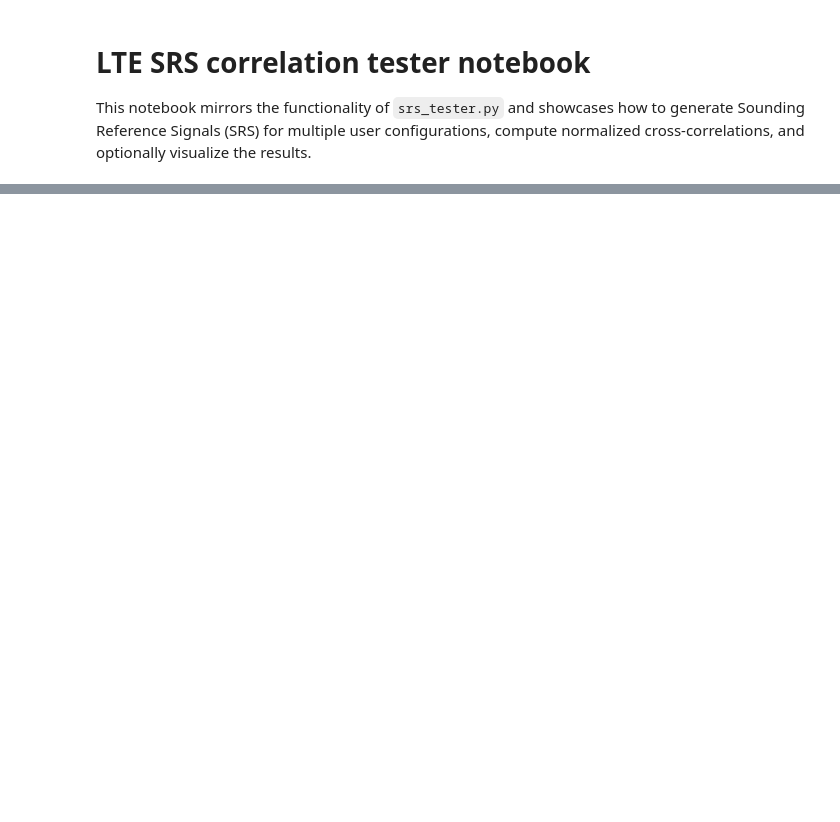
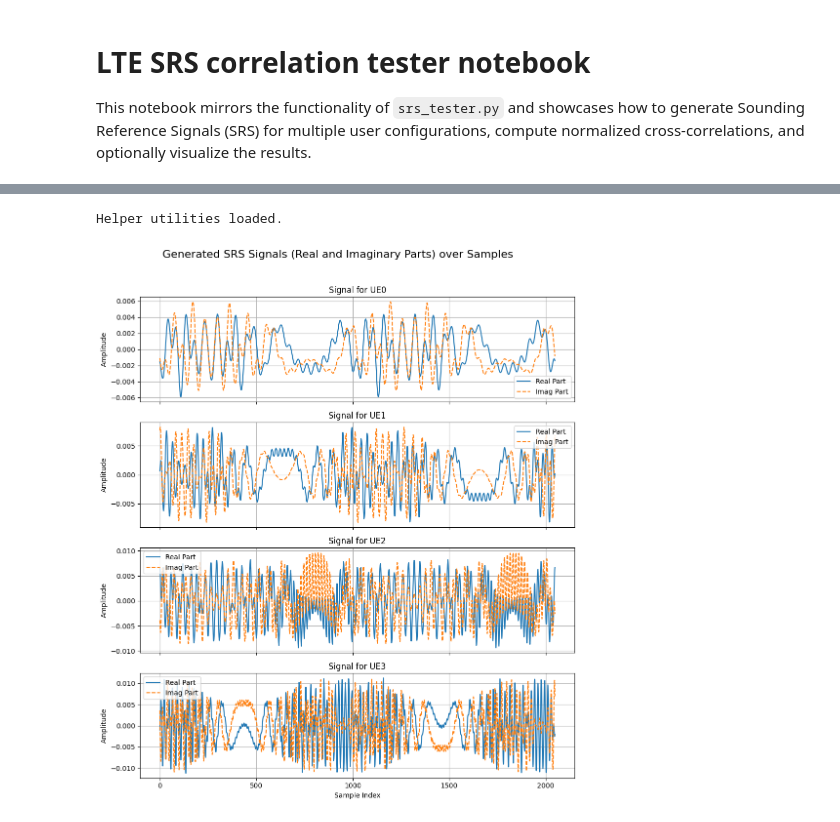
Before and after one commit to Amihay11/srs_creator, a Jupyter notebook: srs_tester.ipynb, the cells around one changed output, grey strips where cells are left out. Drawn from its saved outputs; the diff is of its cells as text; code cells hidden in the pictures; blank space fills up the shorter version.

```diff
--- a/srs_tester.ipynb
+++ b/srs_tester.ipynb
@@ -9,6 +24,10 @@ from typing import Iterable, List, Tuple
 
 import importlib.util
 import numpy as np
+import sys
+
+# Add the srs_creator directory to Python's path
+sys.path.append('./srs_creator')
 
 from lte_srs import (
     MappingInfo,
@@ -100,6 +119,30 @@ def has_matplotlib() -> bool:
 
 
 print("Helper utilities loaded.")
+# %% [output]
+Helper utilities loaded.
+# %%
+import matplotlib.pyplot as plt
+
+# Plotting individual SRS signals
+fig, axes = plt.subplots(len(results), 1, figsize=(10, 3 * len(results)), sharex=True)
+fig.suptitle('Generated SRS Signals (Real and Imaginary Parts) over Samples', fontsize=16)
+
+for i, (res, label) in enumerate(zip(results, labels)):
+    signal = res.signal
+    ax = axes[i]
+    ax.plot(np.real(signal), label='Real Part')
+    ax.plot(np.imag(signal), label='Imag Part', linestyle='--')
+    ax.set_title(f'Signal for {label}')
+    ax.set_ylabel('Amplitude')
+    ax.grid(True)
+    ax.legend()
+
+axes[-1].set_xlabel('Sample Index')
+plt.tight_layout(rect=[0, 0.03, 1, 0.96])
+plt.show()
+# %% [output]
+[figure, added]
 # %%
 # Example execution
 configs = build_configurations()
```
Also changed, not shown: parts of 12 cells of this notebook.
